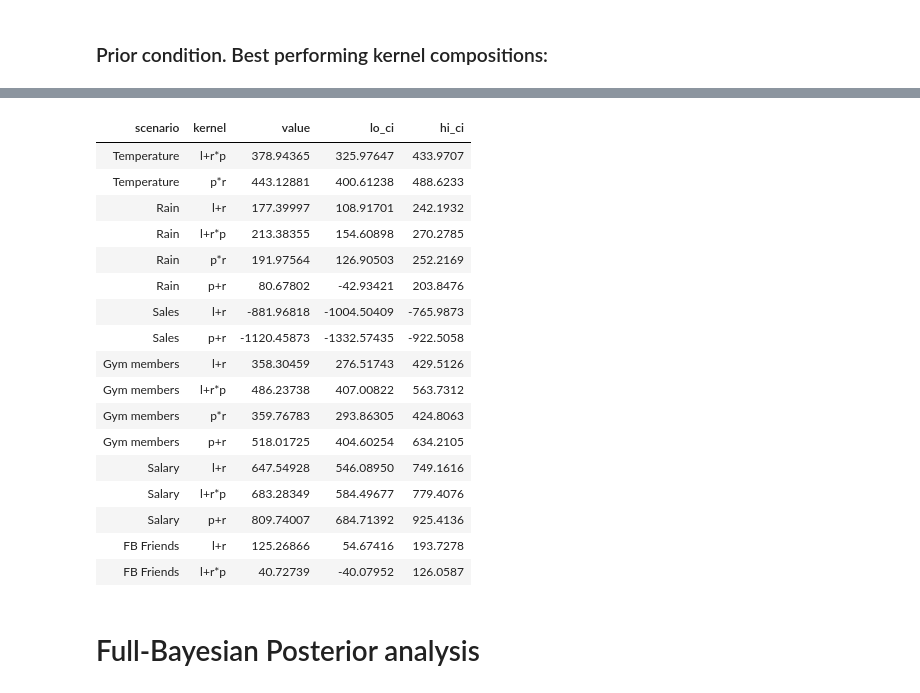
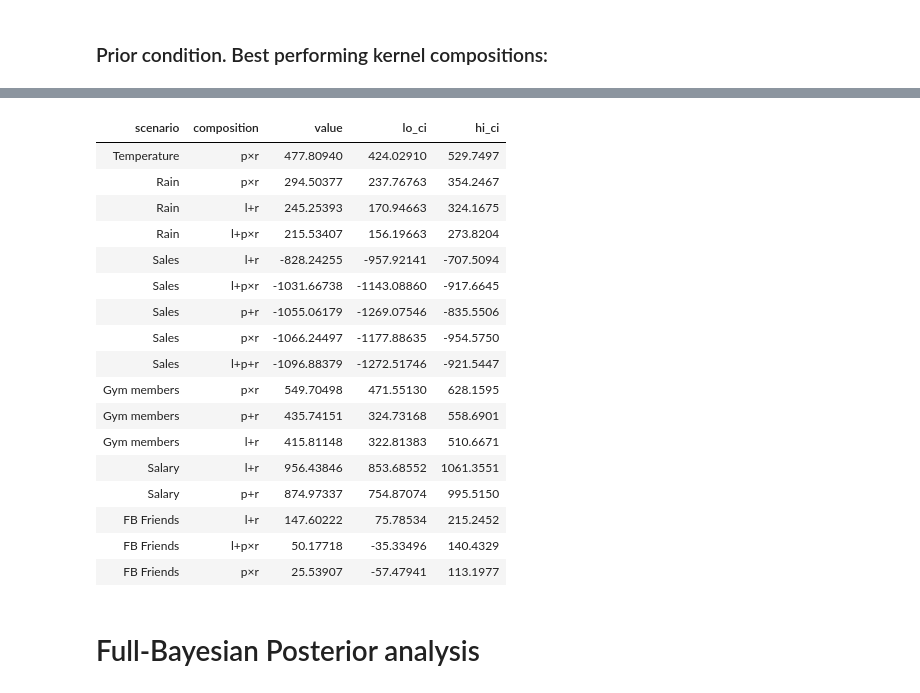
Before and after one commit to ericschulz/compforca, a Jupyter notebook: Data analysis/3- New compositional analysis.ipynb, the cells around one changed output, grey strips where cells are left out. Saved outputs shown, nothing was run; the diff lists cells and outputs as text; code cells hidden in the pictures.

Commit message:
Subtracting mean changes to '3- New compositional analysis'

```diff
--- a/Data analysis/3- New compositional analysis.ipynb
+++ b/Data analysis/3- New compositional analysis.ipynb
@@ -45,6 +63,20 @@ plot_lmls <- function(prop_data, title, real_world_data=c(), hide_x=FALSE, hide_
 
     return(plot)
 }
+# %%
+kernels <- c("l", "p", "r", "l+p", "l+r", "p+r", "l*r", "l*p", "p*r", "l+r+p", "l+r*p", "l*r+p", "l*p+r", "l*r*p")
+
+readable_kernel <- function(current_kernel){
+    new_kernel <- current_kernel
+
+    new_kernel <- ifelse(new_kernel == 'l+r+p', 'l+p+r', new_kernel)
+    new_kernel <- ifelse(new_kernel == 'l+r*p', 'l+p*r', new_kernel)
+    new_kernel <- ifelse(new_kernel == 'l*r*p', 'l*p*r', new_kernel)
+
+    new_kernel <- gsub("\\*", "×", new_kernel)
+
+    return(new_kernel)
+}
 # %% [markdown]
 # Prior likelihoods
 # %% [markdown]
@@ -91,0 +84,16 @@ lmls_prior$cid_composition <- NULL
+# %%
+data_prior <- read_csv("data/for_composititional_analysis_prior.csv")
+
+# Get a "dictionary" of ID, PID, Scenario
+dict_prior <- data_prior %>%
+                        group_by(id, pid, scenario) %>%
+                        summarize()
+
+# Get the results of the LML analysis over the prior data
+prior_results <- read_csv('output/minus-mean-treatment/results_prior_lmls.csv')
+
+# Merge the results with the dictionary to have a 'full view' of the situation
+lmls_prior <- merge(prior_results, dict_prior, by.x='cid', by.y='id', all.x=TRUE)
+
+# Kernel composition name change
+lmls_prior$kernel <- readable_kernel(lmls_prior$kernel)
@@ -126,8 +153,8 @@ sds$scenario <- NULL
 
 lmls_prior_f <- merge(x = lmls_prior_f, y = sds, by = "ks", all.x = TRUE)
 # %%
-normalize_bool = TRUE
-plot_bool      = TRUE
+normalize_bool = FALSE
+plot_bool      = FALSE
 
 to_plot_prior <- lmls_prior_f %>%
             filter(lml > -10000) %>%
@@ -155,7 +182,7 @@ if(normalize_bool) {
 }
 
 # Plotting magic
-to_plot_prior$kernel <- factor(to_plot_prior$kernel, levels=kernels)
+to_plot_prior$kernel <- factor(to_plot_prior$kernel, levels=readable_kernel(kernels))
 
 lmls_temperature <- to_plot_prior %>% filter(scenario == "Temperature")
 lmls_rain <- to_plot_prior %>% filter(scenario == "Rain")
@@ -213,29 +238,29 @@ to_plot_prior %>%
 # %%
 # Which other kernel compositions are statistically equivalent
 to_plot_prior %>%
     group_by(scenario) %>%
     filter(hi_ci > lo_ci[which.max(value)]) %>%
-    select(scenario, kernel, value, lo_ci, hi_ci) %>%
-    arrange(scenarios_order(scenario))
+    select(scenario, composition = kernel, value, lo_ci, hi_ci) %>%
+    arrange(scenarios_order(scenario), -value)
 # %% [output]
-| scenario | kernel | value | lo_ci | hi_ci |
-| Temperature | l+r*p | 378.94365 | 325.97647 | 433.9707 |
-| Temperature | p*r | 443.12881 | 400.61238 | 488.6233 |
-| Rain | l+r | 177.39997 | 108.91701 | 242.1932 |
-| Rain | l+r*p | 213.38355 | 154.60898 | 270.2785 |
-| Rain | p*r | 191.97564 | 126.90503 | 252.2169 |
-| Rain | p+r | 80.67802 | -42.93421 | 203.8476 |
-| Sales | l+r | -881.96818 | -1004.50409 | -765.9873 |
-| Sales | p+r | -1120.45873 | -1332.57435 | -922.5058 |
-| Gym members | l+r | 358.30459 | 276.51743 | 429.5126 |
-| Gym members | l+r*p | 486.23738 | 407.00822 | 563.7312 |
-| Gym members | p*r | 359.76783 | 293.86305 | 424.8063 |
-| Gym members | p+r | 518.01725 | 404.60254 | 634.2105 |
-| Salary | l+r | 647.54928 | 546.08950 | 749.1616 |
-| Salary | l+r*p | 683.28349 | 584.49677 | 779.4076 |
-| Salary | p+r | 809.74007 | 684.71392 | 925.4136 |
-| FB Friends | l+r | 125.26866 | 54.67416 | 193.7278 |
-| FB Friends | l+r*p | 40.72739 | -40.07952 | 126.0587 |
+| scenario | composition | value | lo_ci | hi_ci |
+| Temperature | p×r | 477.80940 | 424.02910 | 529.7497 |
+| Rain | p×r | 294.50377 | 237.76763 | 354.2467 |
+| Rain | l+r | 245.25393 | 170.94663 | 324.1675 |
+| Rain | l+p×r | 215.53407 | 156.19663 | 273.8204 |
+| Sales | l+r | -828.24255 | -957.92141 | -707.5094 |
+| Sales | l+p×r | -1031.66738 | -1143.08860 | -917.6645 |
+| Sales | p+r | -1055.06179 | -1269.07546 | -835.5506 |
+| Sales | p×r | -1066.24497 | -1177.88635 | -954.5750 |
+| Sales | l+p+r | -1096.88379 | -1272.51746 | -921.5447 |
+| Gym members | p×r | 549.70498 | 471.55130 | 628.1595 |
+| Gym members | p+r | 435.74151 | 324.73168 | 558.6901 |
+| Gym members | l+r | 415.81148 | 322.81383 | 510.6671 |
+| Salary | l+r | 956.43846 | 853.68552 | 1061.3551 |
+| Salary | p+r | 874.97337 | 754.87074 | 995.5150 |
+| FB Friends | l+r | 147.60222 | 75.78534 | 215.2452 |
+| FB Friends | l+p×r | 50.17718 | -35.33496 | 140.4329 |
+| FB Friends | p×r | 25.53907 | -57.47941 | 113.1977 |
 # %% [markdown]
 # Full-Bayesian Posterior analysis
 # %% [markdown]
```
Also changed, not shown: parts of 16 cells of this notebook, 2 other files.
